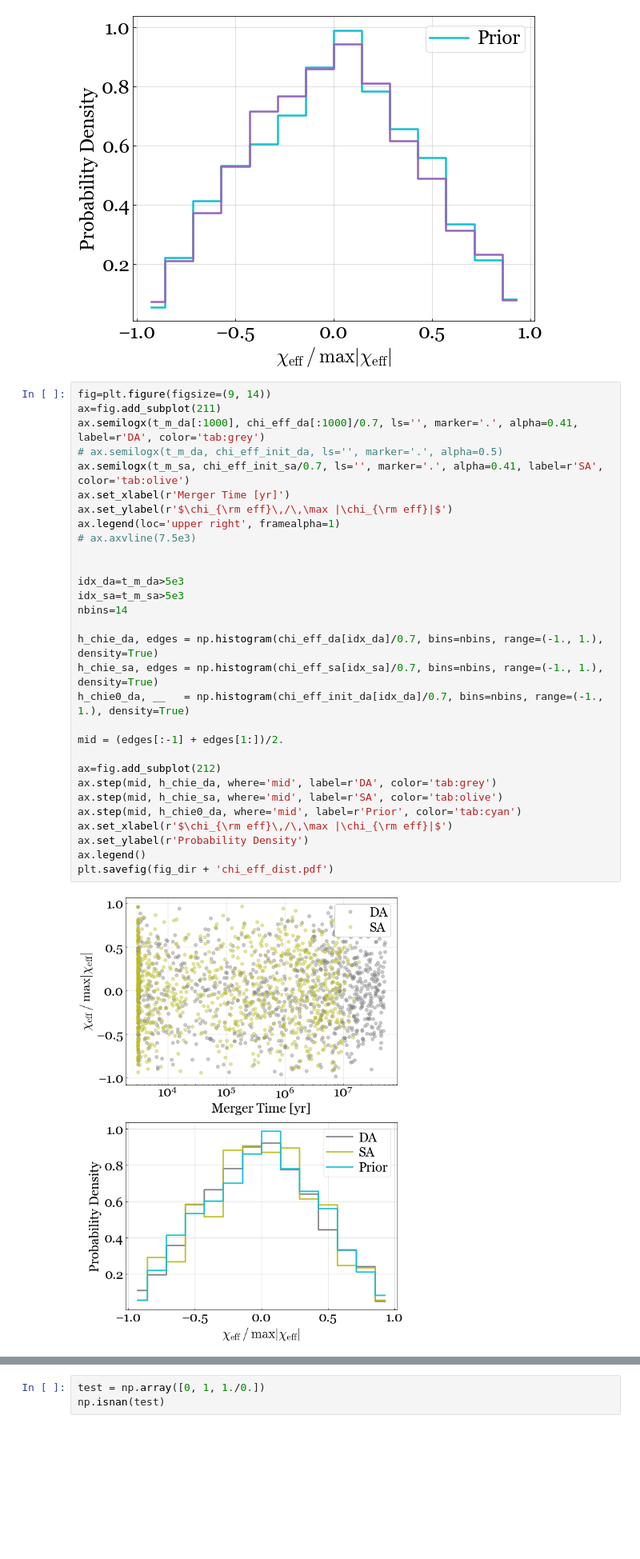
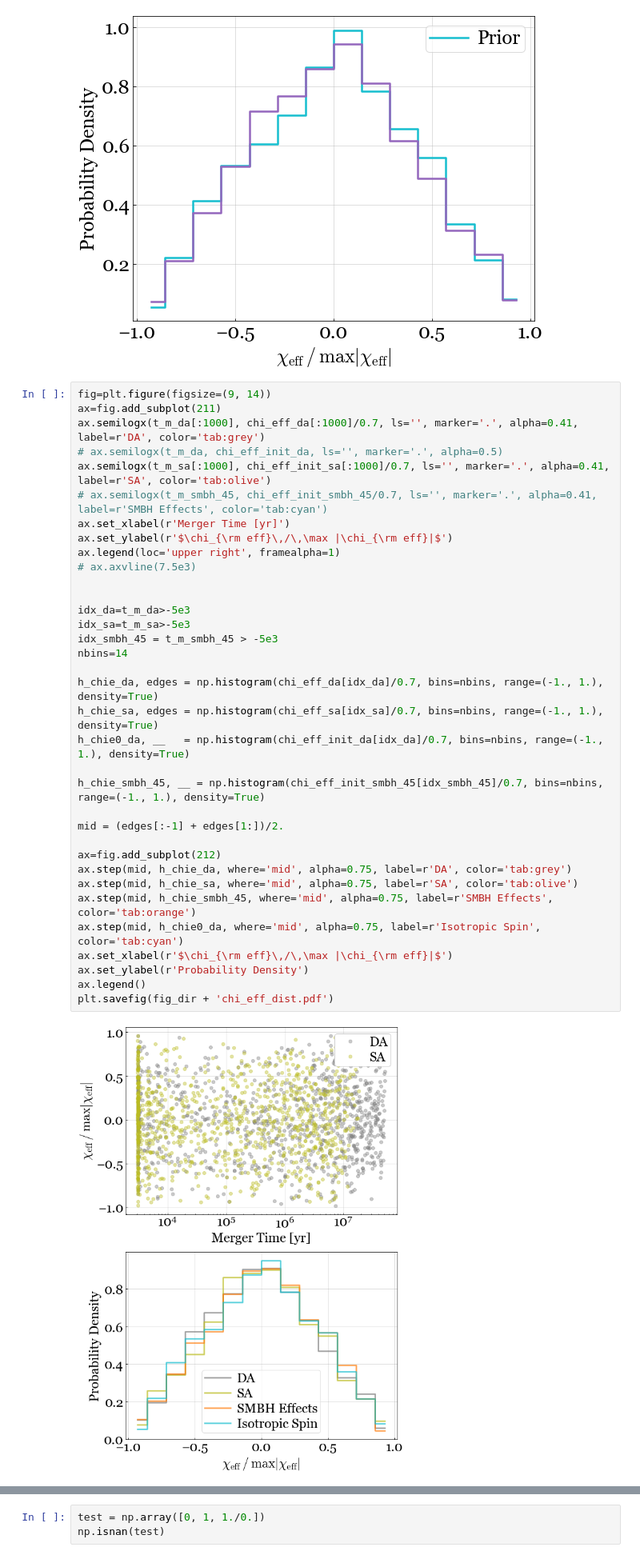
Before and after one commit to hangyu45/LK_evol, a Jupyter notebook: dist.ipynb, the cells around one changed output, grey strips where cells are left out. Shown at 80% size. Drawn from its saved outputs; the diff is of its cells as text; blank space fills up the shorter version.

```diff
--- a/dist.ipynb
+++ b/dist.ipynb
@@ -759,35 +1156,40 @@ ax.legend()
 # %%
 fig=plt.figure(figsize=(9, 14))
 ax=fig.add_subplot(211)
 ax.semilogx(t_m_da[:1000], chi_eff_da[:1000]/0.7, ls='', marker='.', alpha=0.41, label=r'DA', color='tab:grey')
 # ax.semilogx(t_m_da, chi_eff_init_da, ls='', marker='.', alpha=0.5)
-ax.semilogx(t_m_sa, chi_eff_init_sa/0.7, ls='', marker='.', alpha=0.41, label=r'SA', color='tab:olive')
+ax.semilogx(t_m_sa[:1000], chi_eff_init_sa[:1000]/0.7, ls='', marker='.', alpha=0.41, label=r'SA', color='tab:olive')
+# ax.semilogx(t_m_smbh_45, chi_eff_init_smbh_45/0.7, ls='', marker='.', alpha=0.41, label=r'SMBH Effects', color='tab:cyan')
 ax.set_xlabel(r'Merger Time [yr]')
 ax.set_ylabel(r'$\chi_{\rm eff}\,/\,\max |\chi_{\rm eff}|$')
 ax.legend(loc='upper right', framealpha=1)
 # ax.axvline(7.5e3)
 
 
-idx_da=t_m_da>5e3
-idx_sa=t_m_sa>5e3
+idx_da=t_m_da>-5e3
+idx_sa=t_m_sa>-5e3
+idx_smbh_45 = t_m_smbh_45 > -5e3
 nbins=14
 
 h_chie_da, edges = np.histogram(chi_eff_da[idx_da]/0.7, bins=nbins, range=(-1., 1.), density=True)
 h_chie_sa, edges = np.histogram(chi_eff_sa[idx_sa]/0.7, bins=nbins, range=(-1., 1.), density=True)
 h_chie0_da, __   = np.histogram(chi_eff_init_da[idx_da]/0.7, bins=nbins, range=(-1., 1.), density=True)
 
+h_chie_smbh_45, __ = np.histogram(chi_eff_init_smbh_45[idx_smbh_45]/0.7, bins=nbins, range=(-1., 1.), density=True)
+
 mid = (edges[:-1] + edges[1:])/2.
 
 ax=fig.add_subplot(212)
-ax.step(mid, h_chie_da, where='mid', label=r'DA', color='tab:grey')
-ax.step(mid, h_chie_sa, where='mid', label=r'SA', color='tab:olive')
-ax.step(mid, h_chie0_da, where='mid', label=r'Prior', color='tab:cyan')
+ax.step(mid, h_chie_da, where='mid', alpha=0.75, label=r'DA', color='tab:grey')
+ax.step(mid, h_chie_sa, where='mid', alpha=0.75, label=r'SA', color='tab:olive')
+ax.step(mid, h_chie_smbh_45, where='mid', alpha=0.75, label=r'SMBH Effects', color='tab:orange')
+ax.step(mid, h_chie0_da, where='mid', alpha=0.75, label=r'Isotropic Spin', color='tab:cyan')
 ax.set_xlabel(r'$\chi_{\rm eff}\,/\,\max |\chi_{\rm eff}|$')
 ax.set_ylabel(r'Probability Density')
 ax.legend()
 plt.savefig(fig_dir + 'chi_eff_dist.pdf')
 # %% [output]
-[figure, old version]
+[figure, new version]
 # %%
 idx_da=t_m_da>5e3
 idx_sa=t_m_sa>5e3
```
Also changed, not shown: parts of 16 cells of this notebook, 1 other file.
